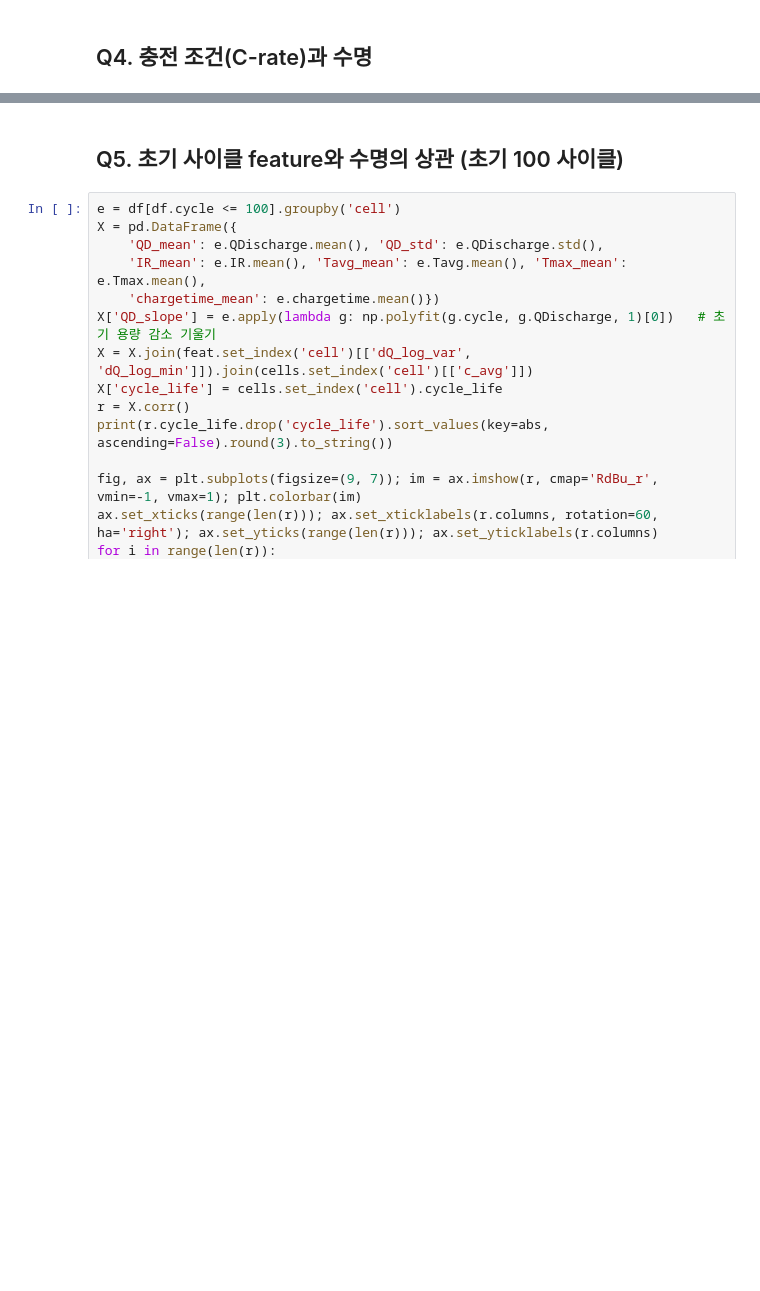
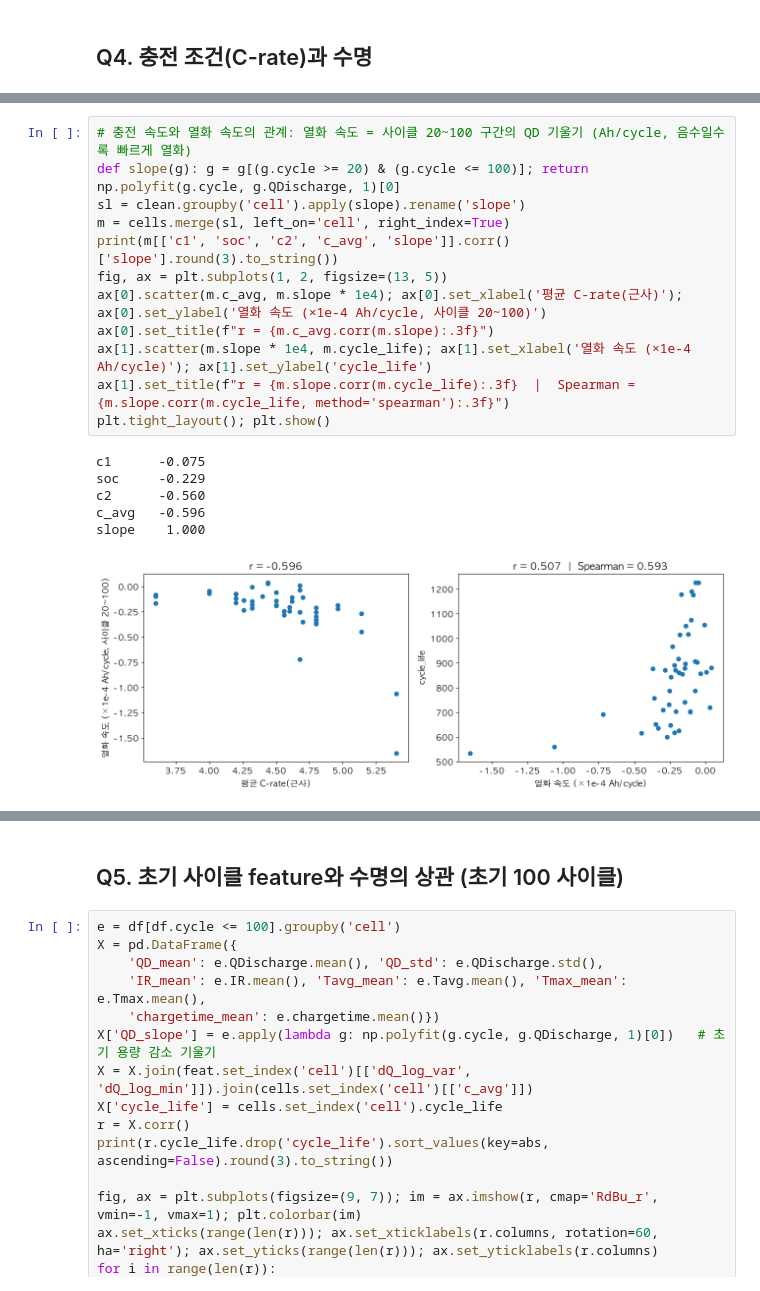
Before and after one commit to jihoo1018/data-mini-project, a Jupyter notebook: notebooks/01_EDA.ipynb, the cells around one changed output, grey strips where cells are left out. Saved outputs shown, nothing was run; the diff lists cells and outputs as text; blank space fills up the shorter version.

```diff
--- a/notebooks/01_EDA.ipynb
+++ b/notebooks/01_EDA.ipynb
@@ -121,2 +210,21 @@ plt.scatter(cells.c_avg, cells.cycle_life); plt.xlabel('평균 C-rate(근사)');
+# %%
+# 충전 속도와 열화 속도의 관계: 열화 속도 = 사이클 20~100 구간의 QD 기울기 (Ah/cycle, 음수일수록 빠르게 열화)
+def slope(g): g = g[(g.cycle >= 20) & (g.cycle <= 100)]; return np.polyfit(g.cycle, g.QDischarge, 1)[0]
+sl = clean.groupby('cell').apply(slope).rename('slope')
+m = cells.merge(sl, left_on='cell', right_index=True)
+print(m[['c1', 'soc', 'c2', 'c_avg', 'slope']].corr()['slope'].round(3).to_string())
+fig, ax = plt.subplots(1, 2, figsize=(13, 5))
+ax[0].scatter(m.c_avg, m.slope * 1e4); ax[0].set_xlabel('평균 C-rate(근사)'); ax[0].set_ylabel('열화 속도 (×1e-4 Ah/cycle, 사이클 20~100)')
+ax[0].set_title(f"r = {m.c_avg.corr(m.slope):.3f}")
+ax[1].scatter(m.slope * 1e4, m.cycle_life); ax[1].set_xlabel('열화 속도 (×1e-4 Ah/cycle)'); ax[1].set_ylabel('cycle_life')
+ax[1].set_title(f"r = {m.slope.corr(m.cycle_life):.3f}  |  Spearman = {m.slope.corr(m.cycle_life, method='spearman'):.3f}")
+plt.tight_layout(); plt.show()
+# %% [output]
+c1      -0.075
+soc     -0.229
+c2      -0.560
+c_avg   -0.596
+slope    1.000
+[figure, added]
 # %% [markdown]
 **관찰**
```
Also changed, not shown: parts of 43 cells of this notebook, 3 other files.
